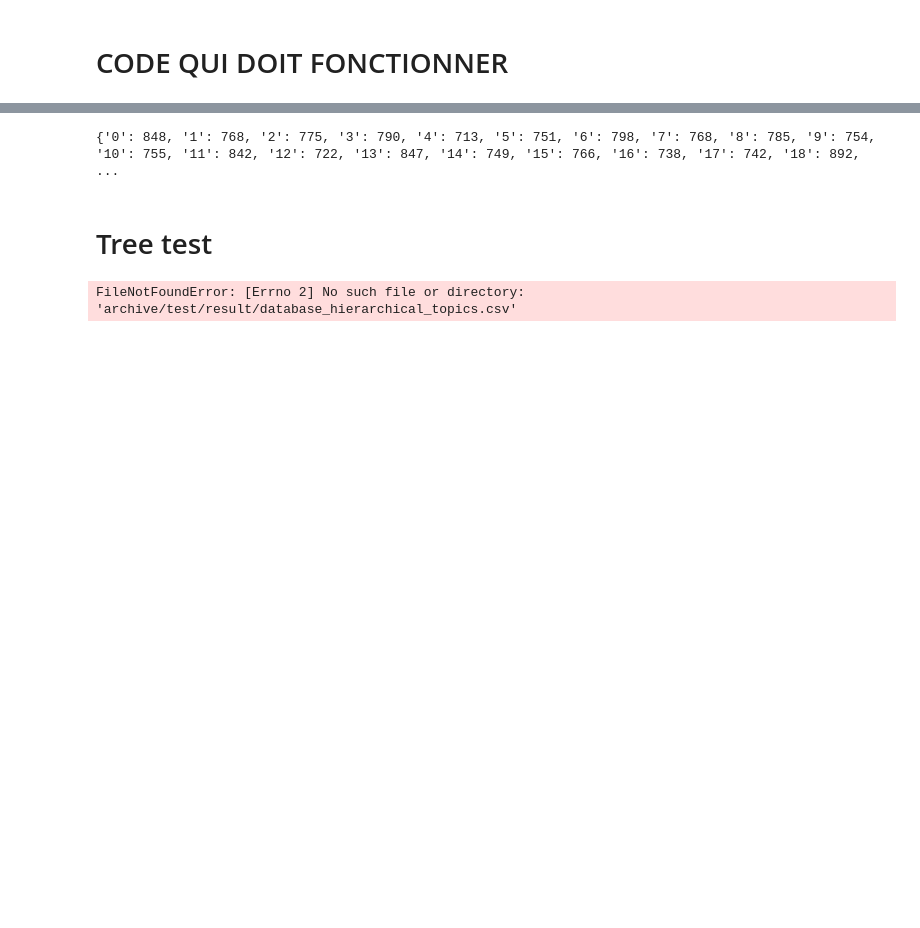
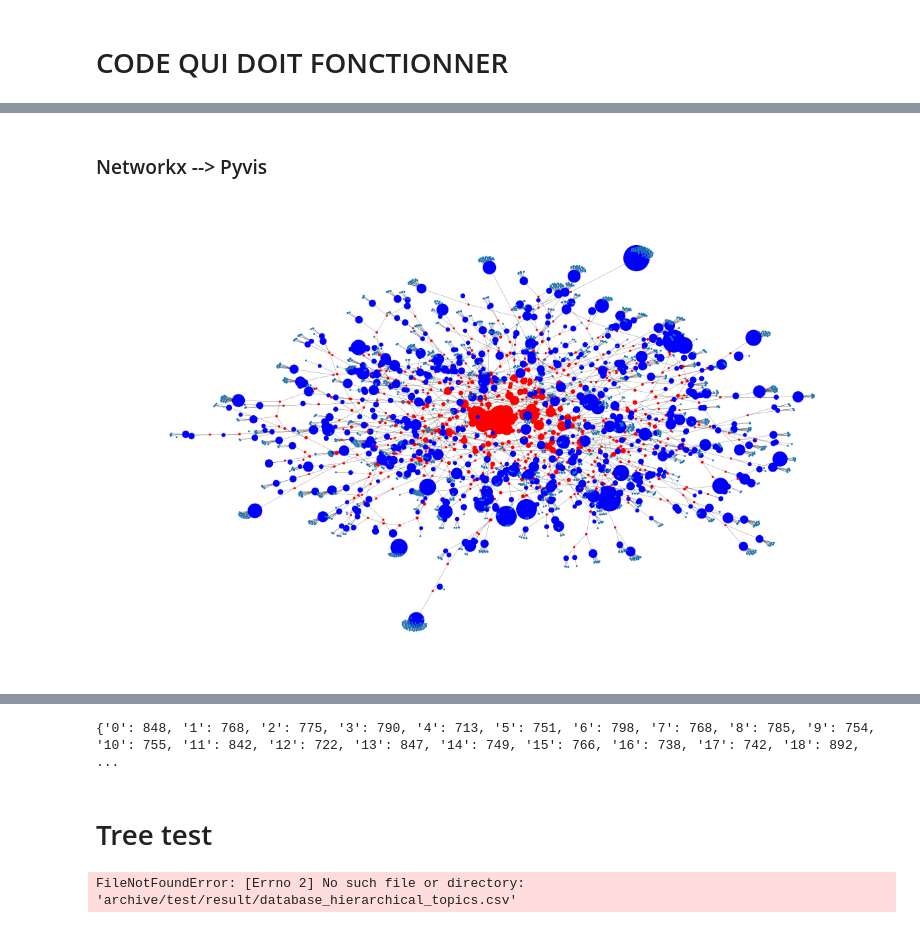
Before and after one commit to malo35270/360NewsScope, a Jupyter notebook: 360NS_resultat.ipynb, the cells around one changed output, grey strips where cells are left out. Cells and saved outputs as stored; diff of their text form; code cells hidden in the pictures; blank space fills up the shorter version.

Commit message:
add GPU possibility NetworkX Graph

```diff
--- a/360NS_resultat.ipynb
+++ b/360NS_resultat.ipynb
@@ -101,3 +76,15 @@ news_net.toggle_physics(True)
 news_net.show_buttons(True)
 news_net.inherit_edge_colors(True)
 news_net.save_graph("graphs_.html")
+# %%
+from matplotlib.colors import ListedColormap
+
+noms_uniques = news_data['publication'].unique()
+cmap_complete = plt.cm.tab20
+colors = cmap_complete.colors[:len(noms_uniques)]
+
+cmap_custom = ListedColormap(colors)
+couleur_par_journal = {journal: cmap_custom.colors[i] for i, journal in enumerate(noms_uniques)}
+news_data['Couleur'] = news_data['publication'].map(couleur_par_journal)
+# %% [markdown]
+### Networkx --> Pyvis
@@ -103,0 +144,11 @@ news_net.save_graph("graphs_.html")
+# %%
+fig, ax = plt.subplots(figsize=(15, 9))
+ax.axis("off")
+plot_options = { "with_labels": False, "width": 0.15}
+colors = [news_net.nodes[n]['color'] for n in news_net.nodes]
+sizes = [news_net.nodes[n]['size'] for n in news_net.nodes]
+pos = nx.spring_layout(news_net, iterations=50, dim=2)
+nx.draw_networkx(news_net, node_size=sizes, node_color=colors,pos=pos, ax=ax, **plot_options)
+plt.show()
+# %% [output]
+[figure, added]
```
Also changed, not shown: parts of 10 cells of this notebook, 1 other file.
